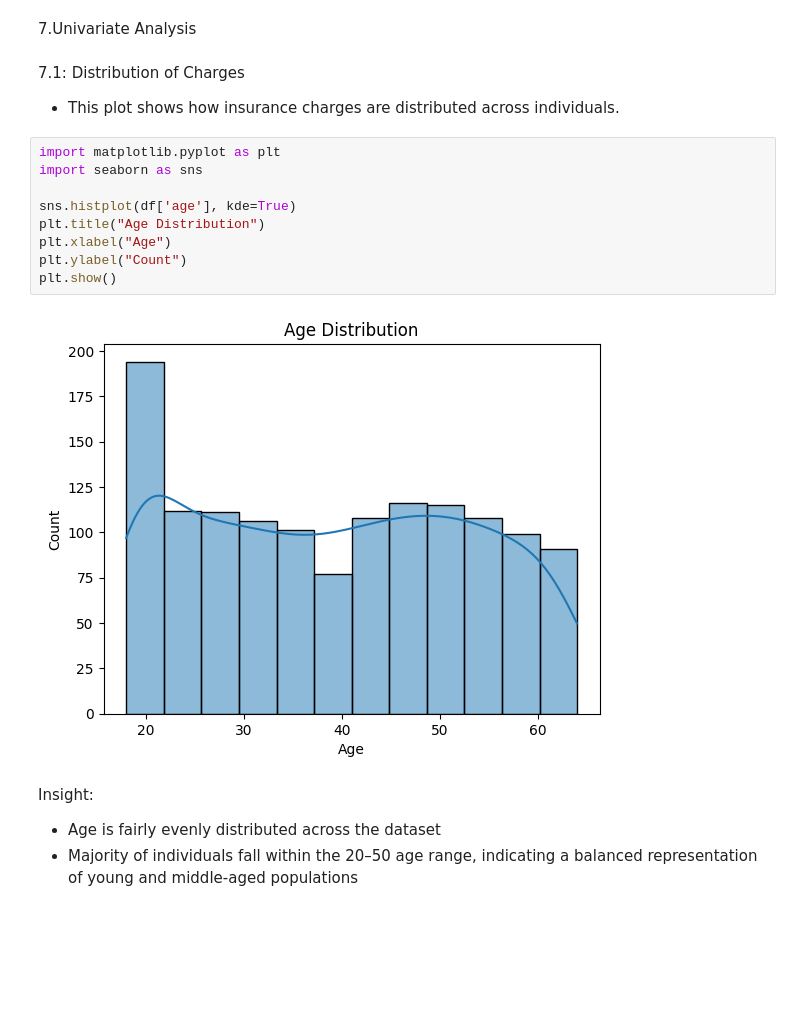
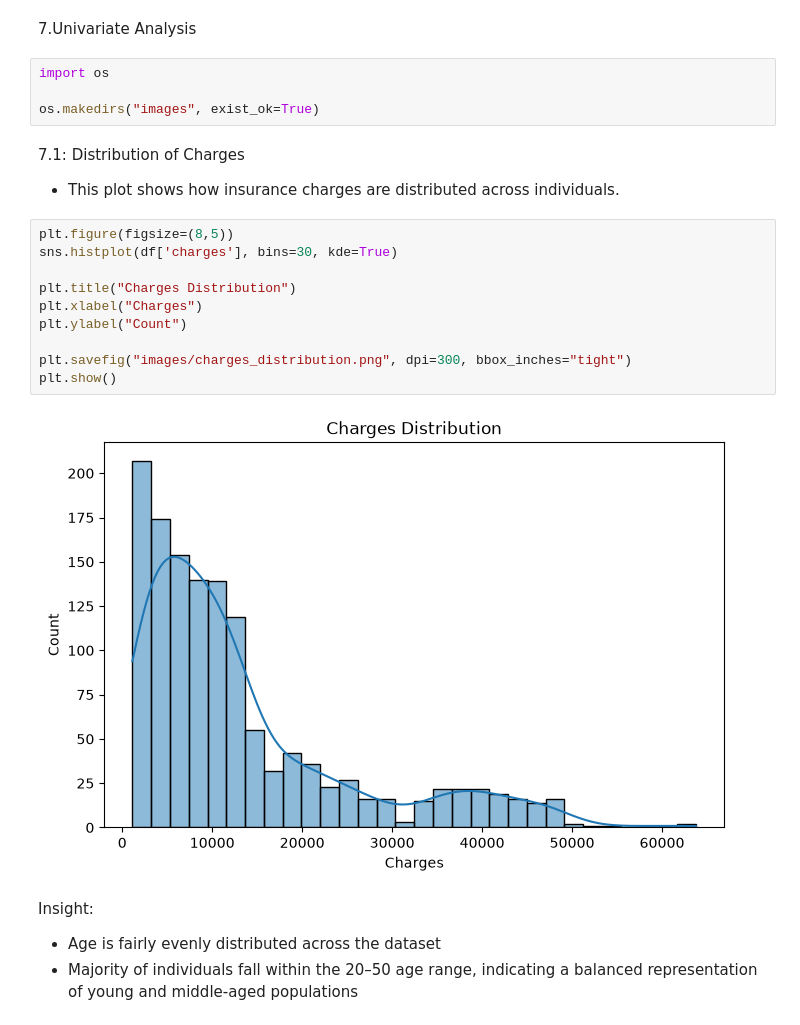
Before and after one commit to siva252005/healthcare-data-analytics, a Jupyter notebook: notebooks/healthcare_analysis.ipynb, the cells around one changed output. Saved outputs shown, nothing was run; the diff lists cells and outputs as text; blank space fills up the shorter version.

```diff
--- a/notebooks/healthcare_analysis.ipynb
+++ b/notebooks/healthcare_analysis.ipynb
@@ -175,22 +177,27 @@ Insight:
 - Region is split into multiple columns using one-hot encoding
 # %% [markdown]
 7.Univariate Analysis
+# %%
+import os
+
+os.makedirs("images", exist_ok=True)
 # %% [markdown]
 7.1: Distribution of Charges
 
 
 - This plot shows how insurance charges are distributed across individuals.
 # %%
-import matplotlib.pyplot as plt
-import seaborn as sns
+plt.figure(figsize=(8,5))
+sns.histplot(df['charges'], bins=30, kde=True)
 
-sns.histplot(df['age'], kde=True)
-plt.title("Age Distribution")
-plt.xlabel("Age")
+plt.title("Charges Distribution")
+plt.xlabel("Charges")
 plt.ylabel("Count")
+
+plt.savefig("images/charges_distribution.png", dpi=300, bbox_inches="tight")
 plt.show()
 # %% [output]
-[figure, old version]
+[figure, new version]
 # %% [markdown]
 Insight:
 - Age is fairly evenly distributed across the dataset
```
Also changed, not shown: parts of 22 cells of this notebook, 16 other files.
